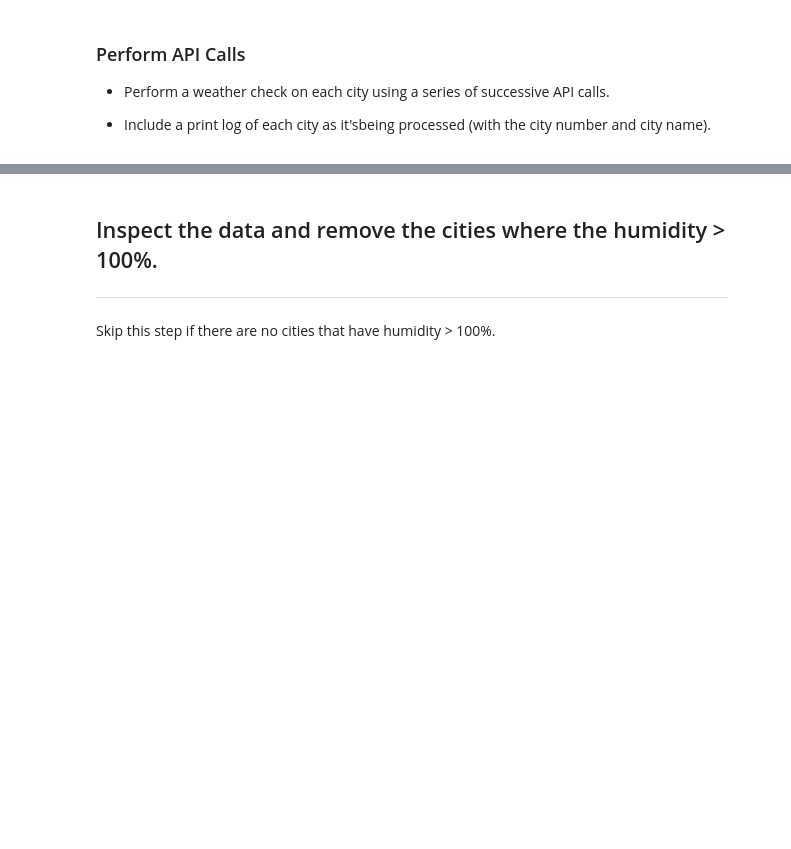
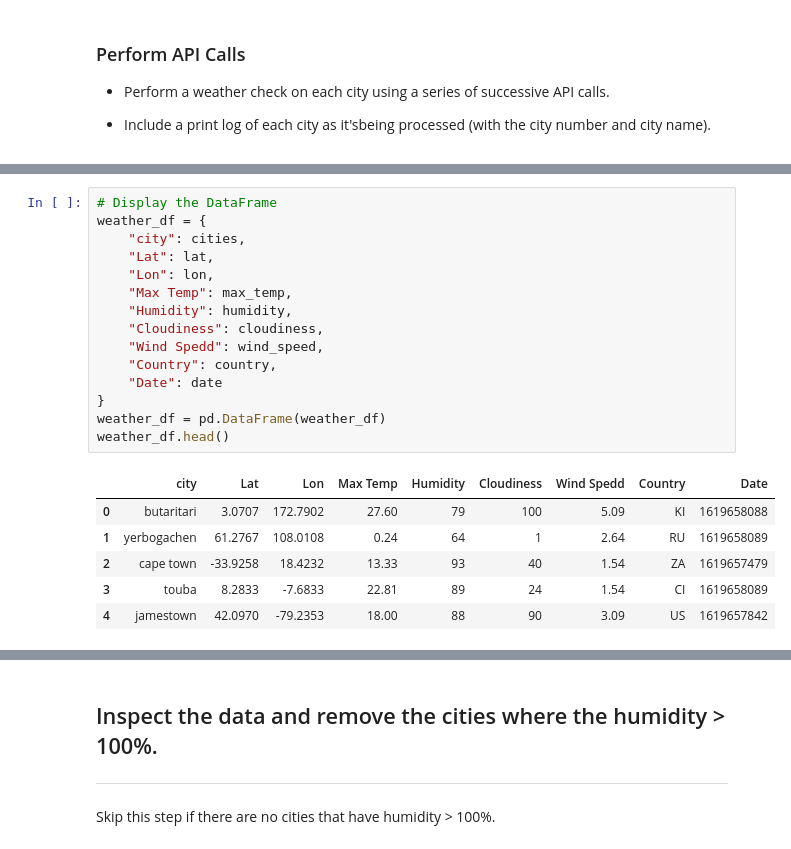
Before and after one commit to Omargib/python-api-challenge, a Jupyter notebook: WeatherPy/WeatherPy.ipynb, the cells around one changed output, grey strips where cells are left out. Saved outputs shown, nothing was run; the diff lists cells and outputs as text; blank space fills up the shorter version.

```diff
--- a/WeatherPy/WeatherPy.ipynb
+++ b/WeatherPy/WeatherPy.ipynb
@@ -107,0 +119,22 @@ Data Retrieval Complete
+# %%
+# Display the DataFrame
+weather_df = {
+    "city": cities,
+    "Lat": lat,
+    "Lon": lon,
+    "Max Temp": max_temp,
+    "Humidity": humidity,
+    "Cloudiness": cloudiness,
+    "Wind Spedd": wind_speed,
+    "Country": country,
+    "Date": date
+}
+weather_df = pd.DataFrame(weather_df)
+weather_df.head()
+# %% [output]
+|  | city | Lat | Lon | Max Temp | Humidity | Cloudiness | Wind Spedd | Country | Date |
+| 0 | butaritari | 3.0707 | 172.7902 | 27.60 | 79 | 100 | 5.09 | KI | 1619658088 |
+| 1 | yerbogachen | 61.2767 | 108.0108 | 0.24 | 64 | 1 | 2.64 | RU | 1619658089 |
+| 2 | cape town | -33.9258 | 18.4232 | 13.33 | 93 | 40 | 1.54 | ZA | 1619657479 |
+| 3 | touba | 8.2833 | -7.6833 | 22.81 | 89 | 24 | 1.54 | CI | 1619658089 |
+| 4 | jamestown | 42.0970 | -79.2353 | 18.00 | 88 | 90 | 3.09 | US | 1619657842 |
```
Also changed, not shown: parts of 13 cells of this notebook, 5 other files.
